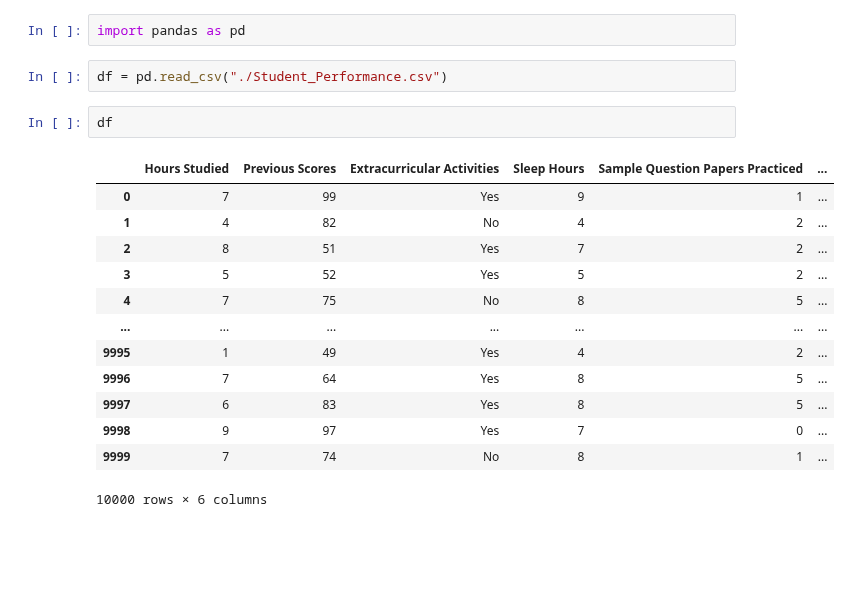
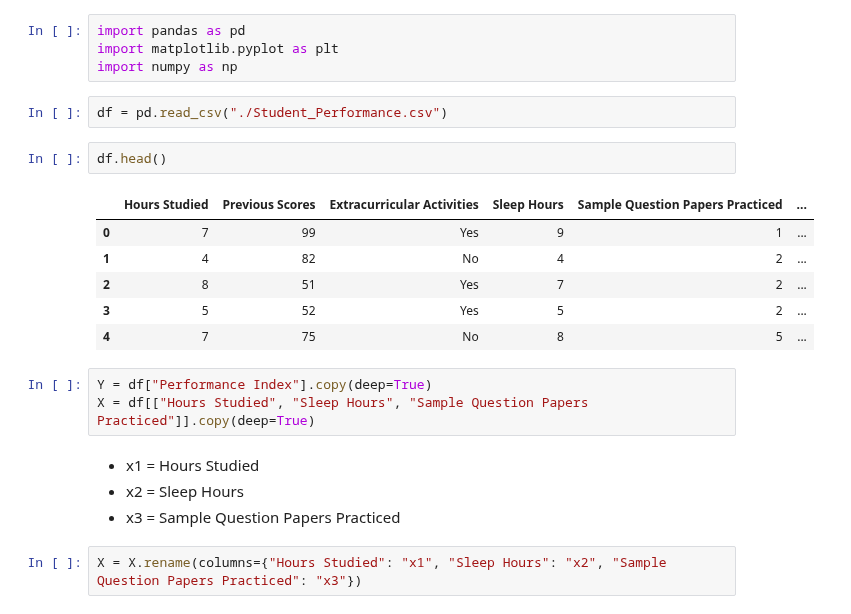
Before and after one commit to adamerikoff/learningDeepMachine, a Jupyter notebook: multiple_linear_regression.ipynb, the cells around one changed output. Saved outputs shown, nothing was run; the diff lists cells and outputs as text; blank space fills up the shorter version.

```diff
--- a/multiple_linear_regression.ipynb
+++ b/multiple_linear_regression.ipynb
@@ -1,20 +1,24 @@
 # %%
 import pandas as pd
+import matplotlib.pyplot as plt
+import numpy as np
 # %%
 df = pd.read_csv("./Student_Performance.csv")
 # %%
-df
+df.head()
 # %% [output]
 |  | Hours Studied | Previous Scores | Extracurricular Activities | Sleep Hours | Sample Question Papers Practiced | ... |
 | 0 | 7 | 99 | Yes | 9 | 1 | ... |
 | 1 | 4 | 82 | No | 4 | 2 | ... |
 | 2 | 8 | 51 | Yes | 7 | 2 | ... |
 | 3 | 5 | 52 | Yes | 5 | 2 | ... |
 | 4 | 7 | 75 | No | 8 | 5 | ... |
-| ... | ... | ... | ... | ... | ... | ... |
-| 9995 | 1 | 49 | Yes | 4 | 2 | ... |
-| 9996 | 7 | 64 | Yes | 8 | 5 | ... |
-| 9997 | 6 | 83 | Yes | 8 | 5 | ... |
-| 9998 | 9 | 97 | Yes | 7 | 0 | ... |
-| 9999 | 7 | 74 | No | 8 | 1 | ... |
-10000 rows × 6 columns
+# %%
+Y = df["Performance Index"].copy(deep=True)
+X = df[["Hours Studied", "Sleep Hours", "Sample Question Papers Practiced"]].copy(deep=True)
+# %% [markdown]
+- x1 = Hours Studied
+- x2 = Sleep Hours
+- x3 = Sample Question Papers Practiced
+# %%
+X = X.rename(columns={"Hours Studied": "x1", "Sleep Hours": "x2", "Sample Question Papers Practiced": "x3"})
```
Also changed, not shown: parts of 1 cell of this notebook.
